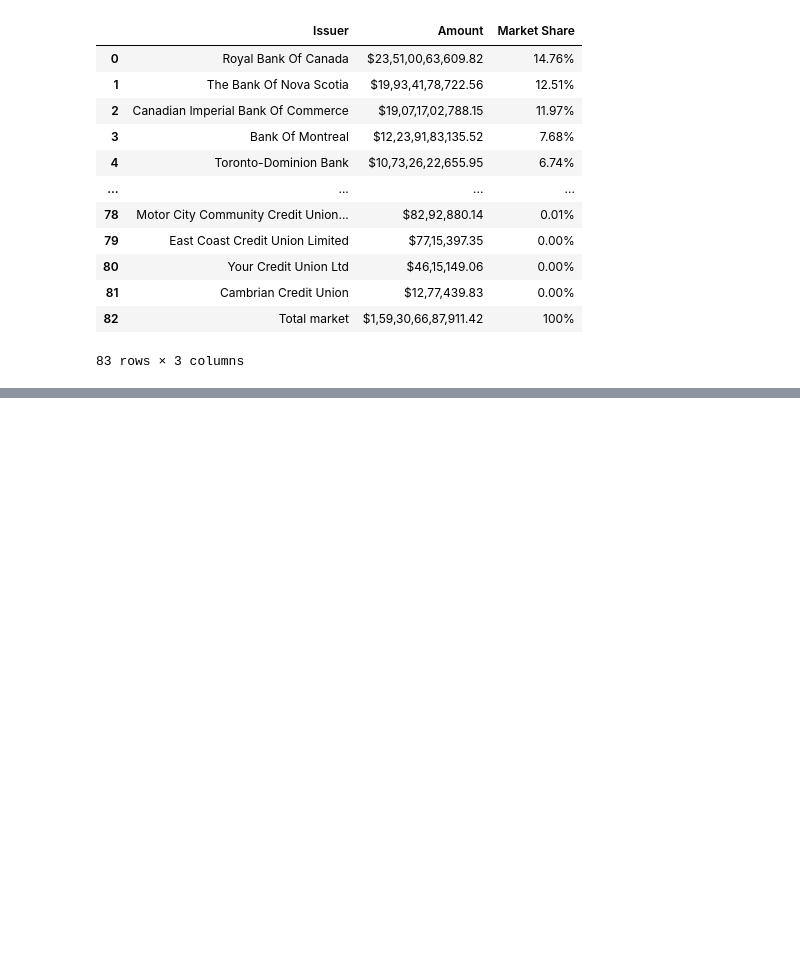
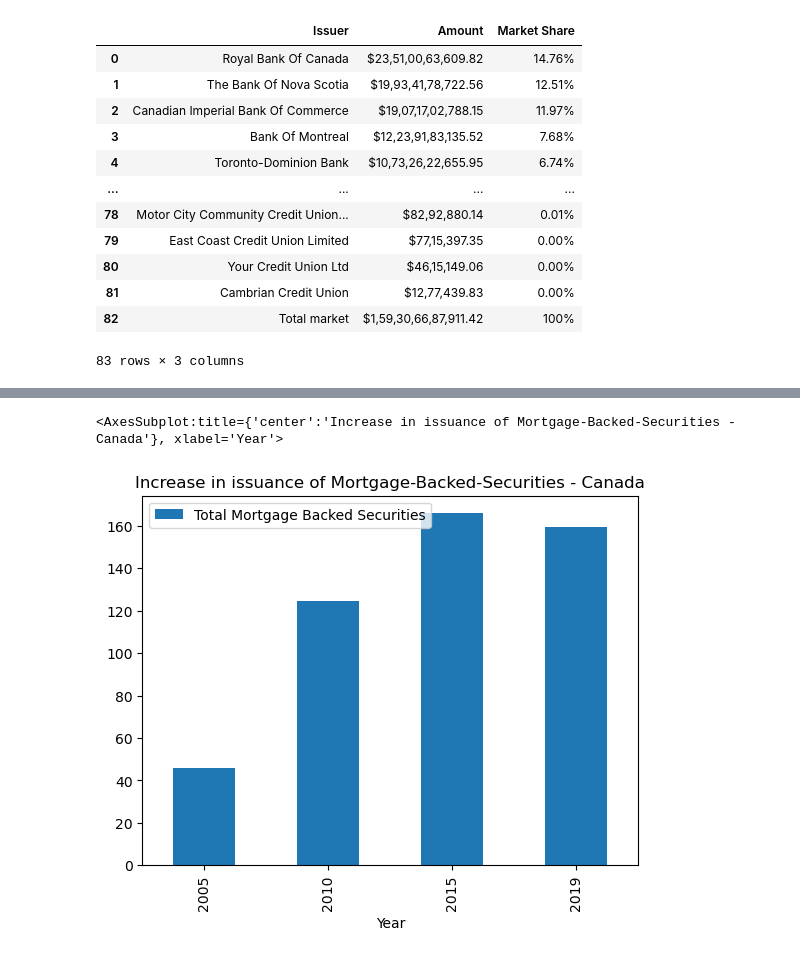
Before and after one commit to j0ncoleman/Project-1-Group-4, a Jupyter notebook: Project 1 (Jill's part).ipynb, the cells around one changed output, grey strips where cells are left out. Saved outputs shown, nothing was run; the diff lists cells and outputs as text; code cells hidden in the pictures; blank space fills up the shorter version.

```diff
--- a/Project 1 (Jill's part).ipynb
+++ b/Project 1 (Jill's part).ipynb
@@ -196,0 +182,6 @@ plt.show()
+# %%
+dataframe5 = Path(r"C:\Users\DELL\Desktop\assignment\mortgage_backed_security.csv")
+df_total = pd.read_csv(dataframe5)
+df_total = df_total.set_index("Year")
+
+df_total.head()
@@ -196,0 +195,4 @@ plt.show()
+# %%
+df_total["Total Mortgage Backed Securities"] = df_total["Total Mortgage Backed Securities"].div(1000000000).round(2)
+
+df_total.head()
@@ -196,0 +206,5 @@ plt.show()
+# %%
+df_total.plot(kind='bar', title = "Increase in issuance of Mortgage-Backed-Securities - Canada")
+# %% [output]
+<AxesSubplot:title={'center':'Increase in issuance of Mortgage-Backed-Securities - Canada'}, xlabel='Year'>
+[figure, added]
```
Also changed, not shown: parts of 10 cells of this notebook, 1 other file.
